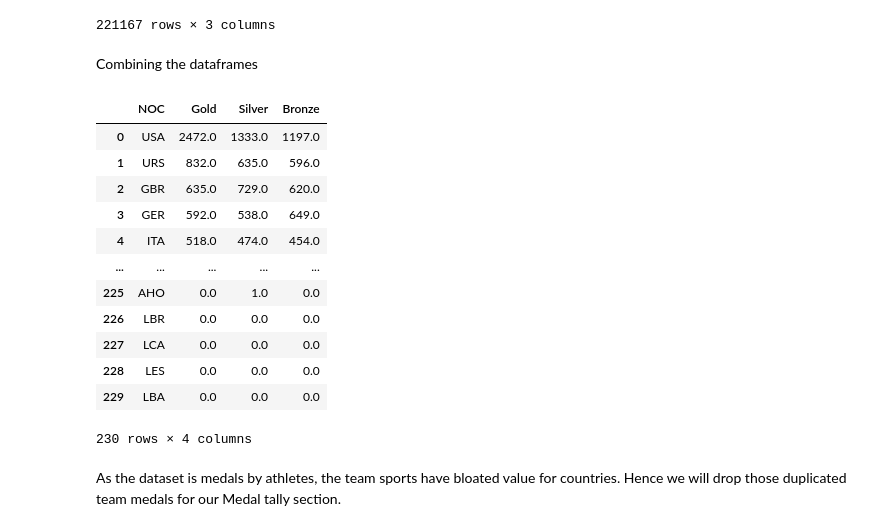
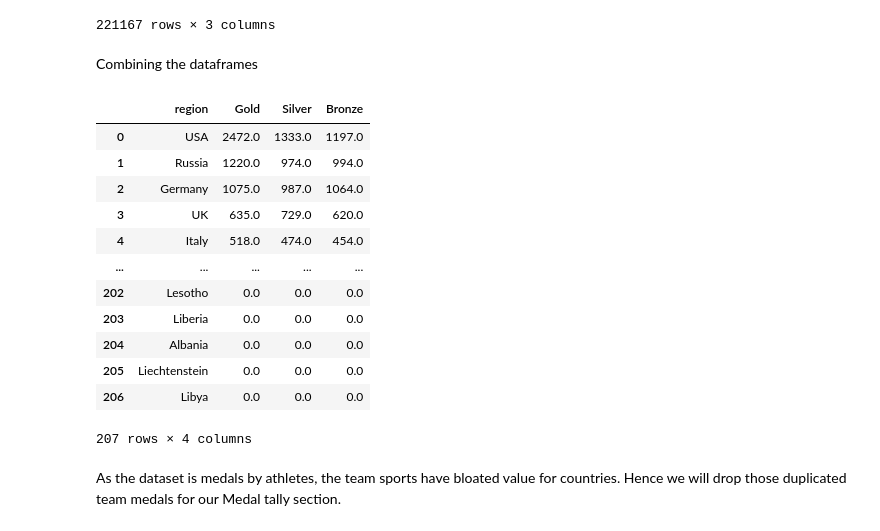
Before and after one commit to Bruhkhari/MPR6_notebook, a Jupyter notebook: Analysis.ipynb, the cells around one changed output. Cells and saved outputs as stored; diff of their text form; code cells hidden in the pictures.

```diff
--- a/Analysis.ipynb
+++ b/Analysis.ipynb
@@ -130,28 +130,28 @@ pd.get_dummies(df['Medal'])
 | 222550 | 0 | 0 | 0 |
 | 222551 | 0 | 0 | 0 |
 221167 rows × 3 columns
-# %% [markdown]
-Combining the dataframes
+# %% [markdown]
+Combining the dataframes
 # %%
 df = pd.concat([df,pd.get_dummies(df['Medal'])],axis=1)
 # %%
-df.groupby('NOC').sum()[['Gold','Silver','Bronze']].sort_values('Gold', ascending=False).reset_index()
+df.groupby('region').sum()[['Gold','Silver','Bronze']].sort_values('Gold', ascending=False).reset_index()
 # %% [output]
-|  | NOC | Gold | Silver | Bronze |
+|  | region | Gold | Silver | Bronze |
 | 0 | USA | 2472.0 | 1333.0 | 1197.0 |
-| 1 | URS | 832.0 | 635.0 | 596.0 |
-| 2 | GBR | 635.0 | 729.0 | 620.0 |
-| 3 | GER | 592.0 | 538.0 | 649.0 |
-| 4 | ITA | 518.0 | 474.0 | 454.0 |
+| 1 | Russia | 1220.0 | 974.0 | 994.0 |
+| 2 | Germany | 1075.0 | 987.0 | 1064.0 |
+| 3 | UK | 635.0 | 729.0 | 620.0 |
+| 4 | Italy | 518.0 | 474.0 | 454.0 |
 | ... | ... | ... | ... | ... |
-| 225 | AHO | 0.0 | 1.0 | 0.0 |
-| 226 | LBR | 0.0 | 0.0 | 0.0 |
-| 227 | LCA | 0.0 | 0.0 | 0.0 |
-| 228 | LES | 0.0 | 0.0 | 0.0 |
-| 229 | LBA | 0.0 | 0.0 | 0.0 |
+| 202 | Lesotho | 0.0 | 0.0 | 0.0 |
+| 203 | Liberia | 0.0 | 0.0 | 0.0 |
+| 204 | Albania | 0.0 | 0.0 | 0.0 |
+| 205 | Liechtenstein | 0.0 | 0.0 | 0.0 |
+| 206 | Libya | 0.0 | 0.0 | 0.0 |
-230 rows × 4 columns
+207 rows × 4 columns
-# %% [markdown]
-As the dataset is medals by athletes, the team sports have bloated value for countries.
-Hence we will drop those duplicated team medals for our Medal tally section.
+# %% [markdown]
+As the dataset is medals by athletes, the team sports have bloated value for countries.
+Hence we will drop those duplicated team medals for our Medal tally section.
 # %%
 medal_tally = df.drop_duplicates(subset =['Team','NOC','Games','Year','City','Sport','Event','Medal'])
```
Also changed, not shown: parts of 31 cells of this notebook.
